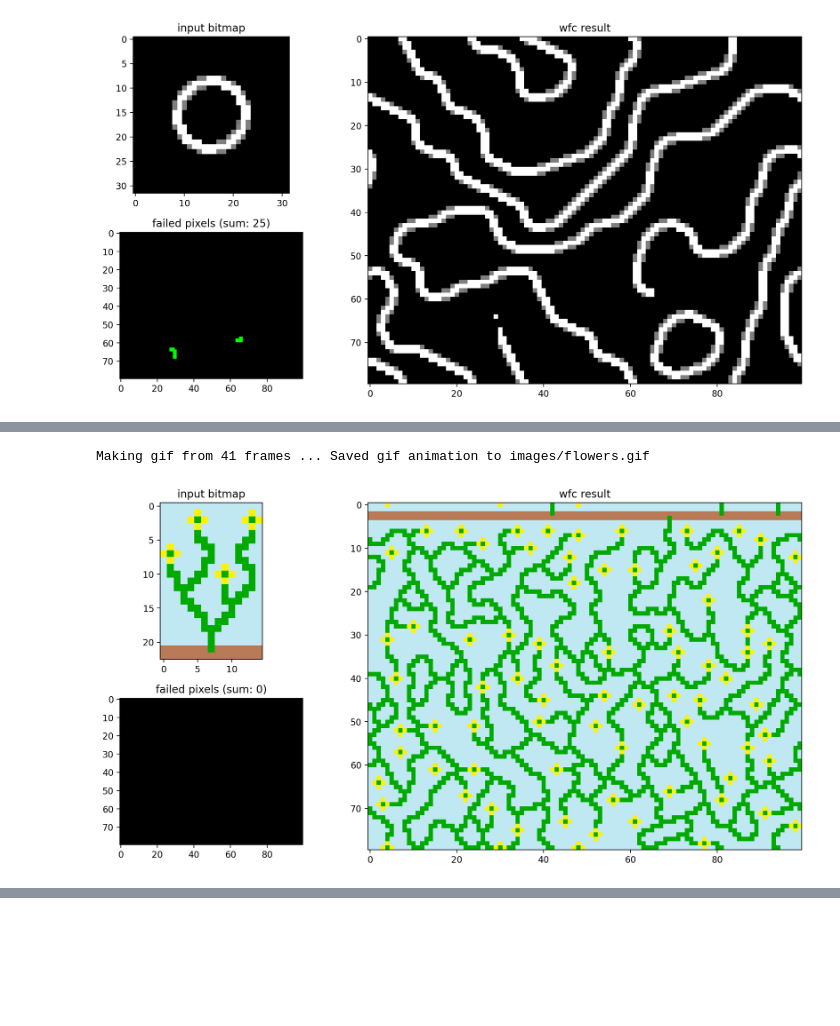
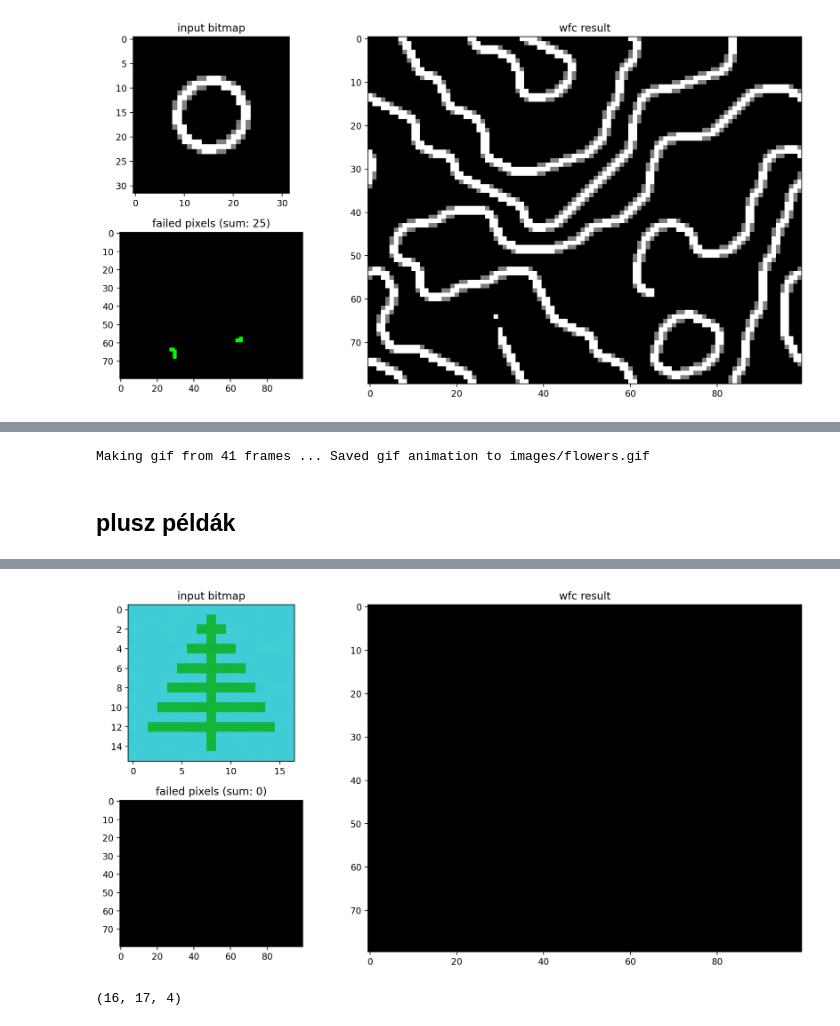
Before and after one commit to adamgnuj/WaveFunctionCollapse_MAF2, a Jupyter notebook: MAF2wfc.ipynb, the cells around one changed output, grey strips where cells are left out. Drawn from its saved outputs; the diff is of its cells as text; code cells hidden in the pictures; blank space fills up the shorter version.

```diff
--- a/MAF2wfc.ipynb
+++ b/MAF2wfc.ipynb
@@ -257,6 +284,7 @@ class WFC:
                duration=4, loop=0, dpi=(300, 300))
 
             print("Saved gif animation to " + self._gifPath)
+        return self
 
 
     def plot(self, size = (12, 6)):
@@ -356,9 +382,12 @@ w = WFCR("images/flowers.png",imDims = (15,23))
 # %%
-w.run(gif_len = 40)
-w
+frot.run(gif_len = 40)
+frot
 # %% [output]
 Making gif from 41 frames ... Saved gif animation to images/flowers.gif
-[figure, removed]
+# %% [markdown]
+## plusz példák
+# %%
+w = WFC("images/tree.png")
 # %%
-w.show_gif()
+w
 # %% [output]
@@ -365,0 +394 @@ w.show_gif()
+[figure, added]
@@ -365,0 +399,4 @@ w.show_gif()
+# %%
+w.bitmap.shape
+# %% [output]
+(16, 17, 4)
```
Also changed, not shown: parts of 34 cells of this notebook, 18 other files.
